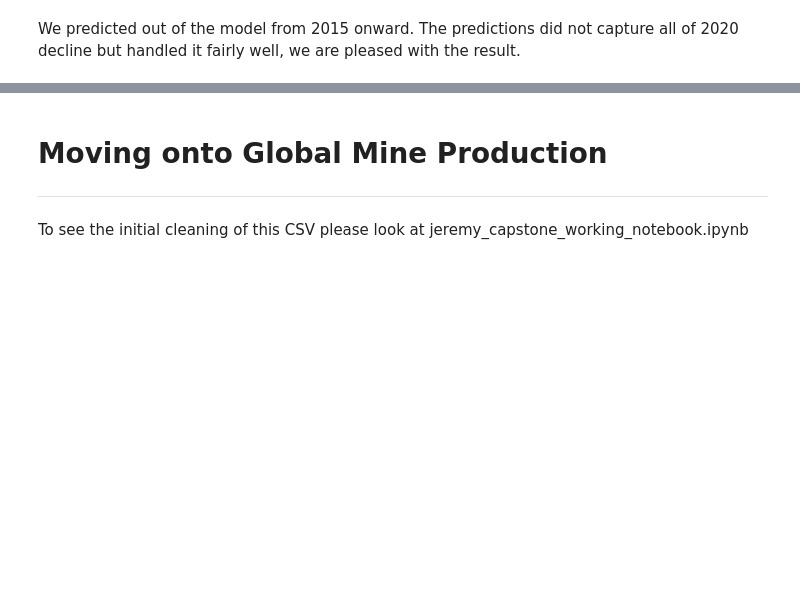
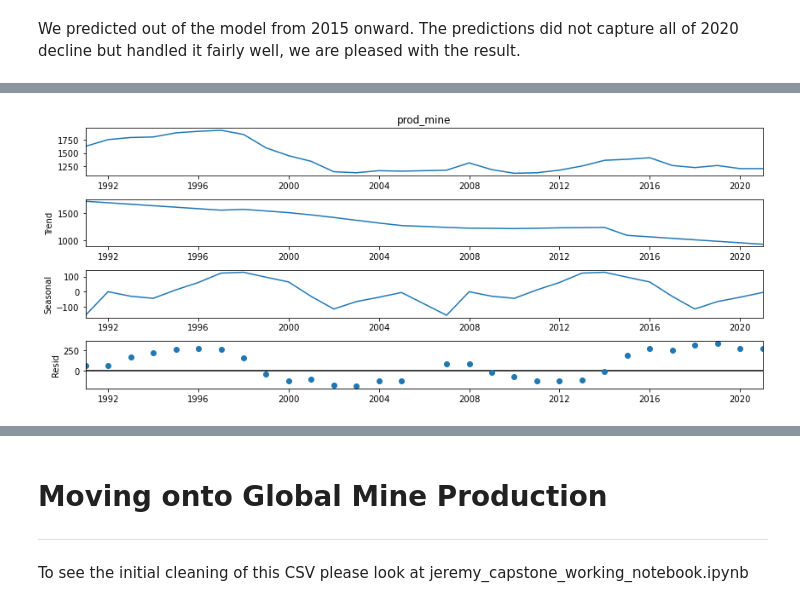
Before and after one commit to Dude-where-s-my-copper/EV_growth, a Jupyter notebook: final_notebook.ipynb, the cells around one changed output, grey strips where cells are left out. Cells and saved outputs as stored; diff of their text form; code cells hidden in the pictures; blank space fills up the shorter version.

```diff
--- a/final_notebook.ipynb
+++ b/final_notebook.ipynb
@@ -103,0 +126,4 @@ We predicted out of the model from 2015 onward. The predictions did not capture
+# %%
+prep.seasonality_plots(us_copper.prod_mine, 15)
+# %% [output]
+[figure, added]
```
Also changed, not shown: parts of 7 cells of this notebook.
